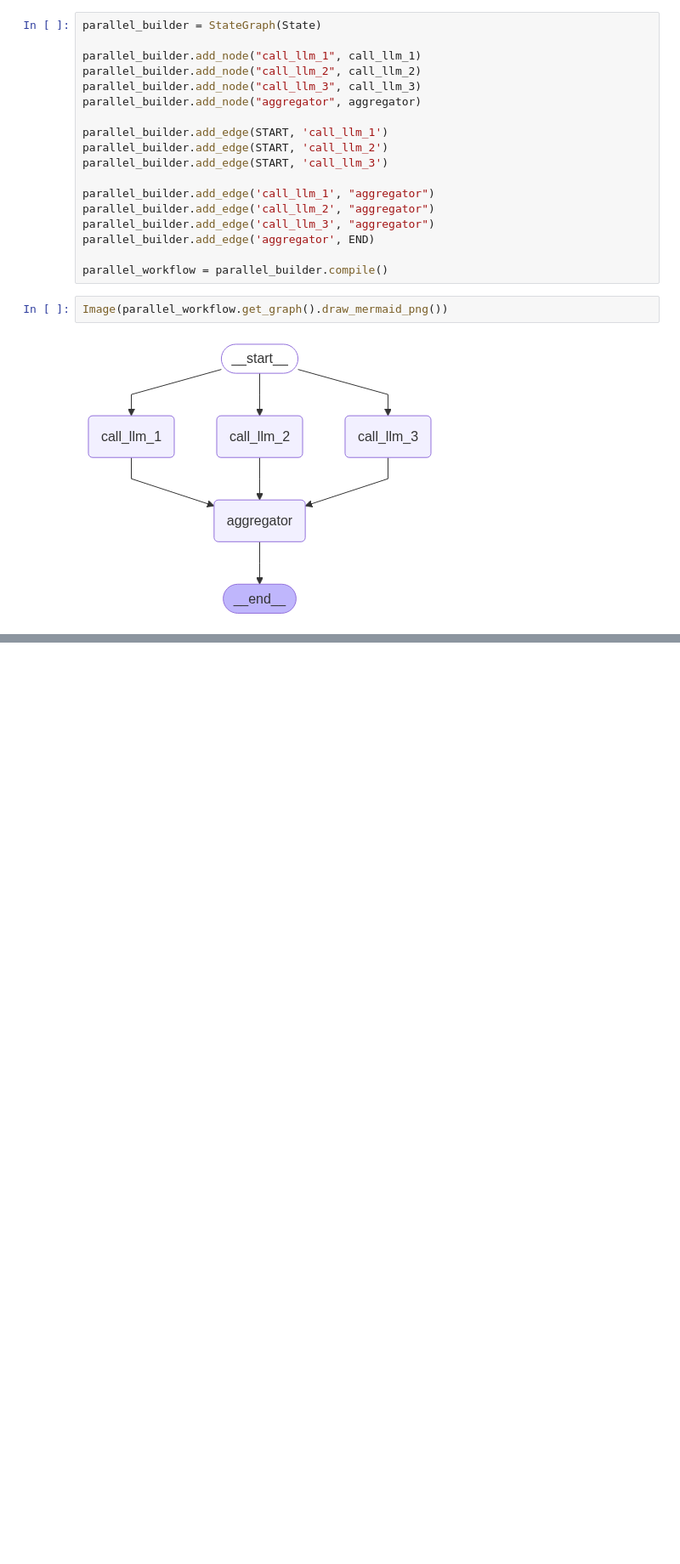
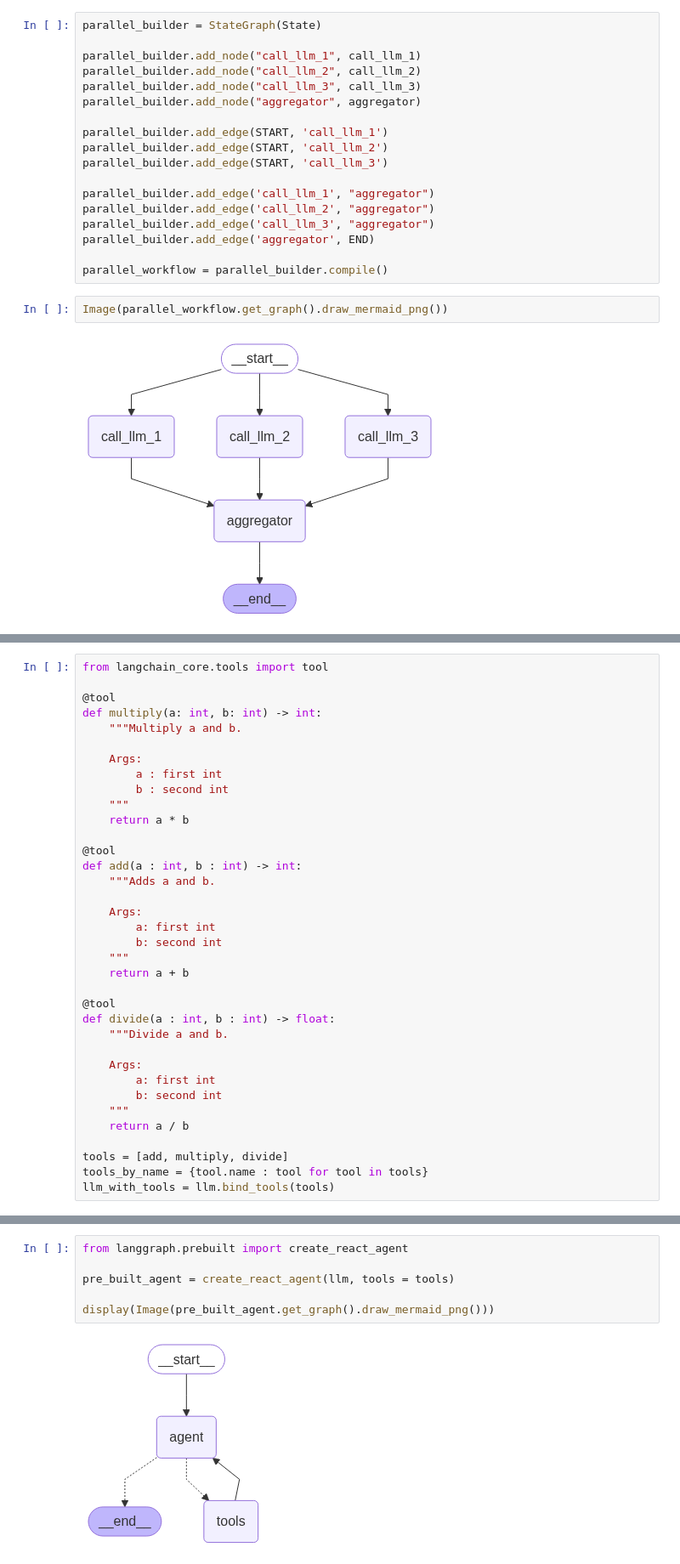
Before and after one commit to leesy3797/AI-Agent, a Jupyter notebook: langgraph-tutorial/agent development/workflow_agent.ipynb, the cells around one changed output, grey strips where cells are left out. Shown: that part at 85% size. Drawn from its saved outputs; the diff is of its cells as text; blank space fills up the shorter version.

```diff
--- a/langgraph-tutorial/agent development/workflow_agent.ipynb
+++ b/langgraph-tutorial/agent development/workflow_agent.ipynb
@@ -262,0 +528,36 @@ A magic bond, they truly keep.
+# %%
+from langchain_core.tools import tool
+
+@tool
+def multiply(a: int, b: int) -> int:
+    """Multiply a and b.
+
+    Args:
+        a : first int
+        b : second int
+    """
+    return a * b
+
+@tool
+def add(a : int, b : int) -> int:
+    """Adds a and b.
+
+    Args:
+        a: first int
+        b: second int
+    """
+    return a + b
+
+@tool
+def divide(a : int, b : int) -> float:
+    """Divide a and b.
+
+    Args:
+        a: first int
+        b: second int
+    """
+    return a / b
+
+tools = [add, multiply, divide]
+tools_by_name = {tool.name : tool for tool in tools}
+llm_with_tools = llm.bind_tools(tools)
@@ -262,0 +656,8 @@ A magic bond, they truly keep.
+# %%
+from langgraph.prebuilt import create_react_agent
+
+pre_built_agent = create_react_agent(llm, tools = tools)
+
+display(Image(pre_built_agent.get_graph().draw_mermaid_png()))
+# %% [output]
+[figure, added]
```
Also changed, not shown: parts of 29 cells of this notebook.
